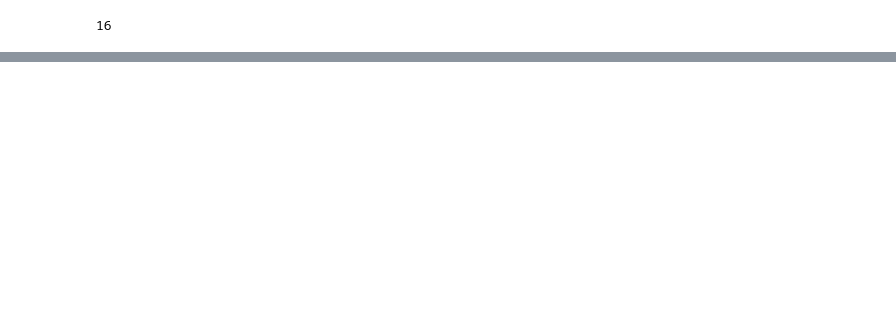
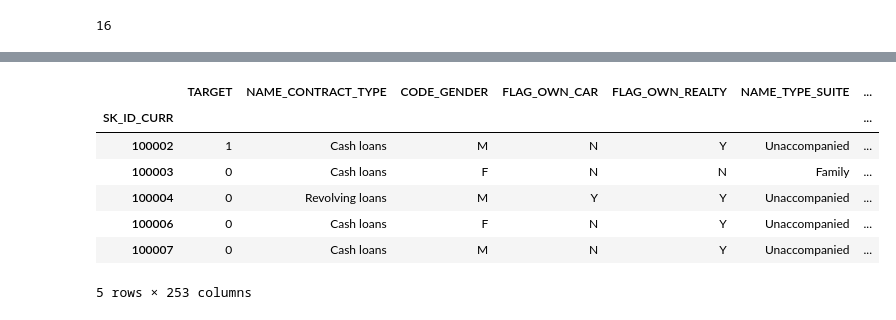
Before and after one commit to chalendony/data-prep-visualization, a Jupyter notebook: Automated Feature Engineering with Featuretools.ipynb, the cells around one changed output, grey strips where cells are left out. Drawn from its saved outputs; the diff is of its cells as text; code cells hidden in the pictures; blank space fills up the shorter version.

Commit message:
featuretools working example

```diff
--- a/Automated Feature Engineering with Featuretools.ipynb
+++ b/Automated Feature Engineering with Featuretools.ipynb
@@ -224,0 +205,12 @@ homecredit.POS_CASH_balance().query('SK_ID_CURR == 380361').sort_values('SK_ID_P
+# %%
+
+feature_matrix.head()
+# %% [output]
+|  | TARGET | NAME_CONTRACT_TYPE | CODE_GENDER | FLAG_OWN_CAR | FLAG_OWN_REALTY | NAME_TYPE_SUITE | ... |
+| SK_ID_CURR |  |  |  |  |  |  | ... |
+| 100002 | 1 | Cash loans | M | N | Y | Unaccompanied | ... |
+| 100003 | 0 | Cash loans | F | N | N | Family | ... |
+| 100004 | 0 | Revolving loans | M | Y | Y | Unaccompanied | ... |
+| 100006 | 0 | Cash loans | F | N | Y | Unaccompanied | ... |
+| 100007 | 0 | Cash loans | M | N | Y | Unaccompanied | ... |
+5 rows × 253 columns
```
Also changed, not shown: parts of 18 cells of this notebook.
